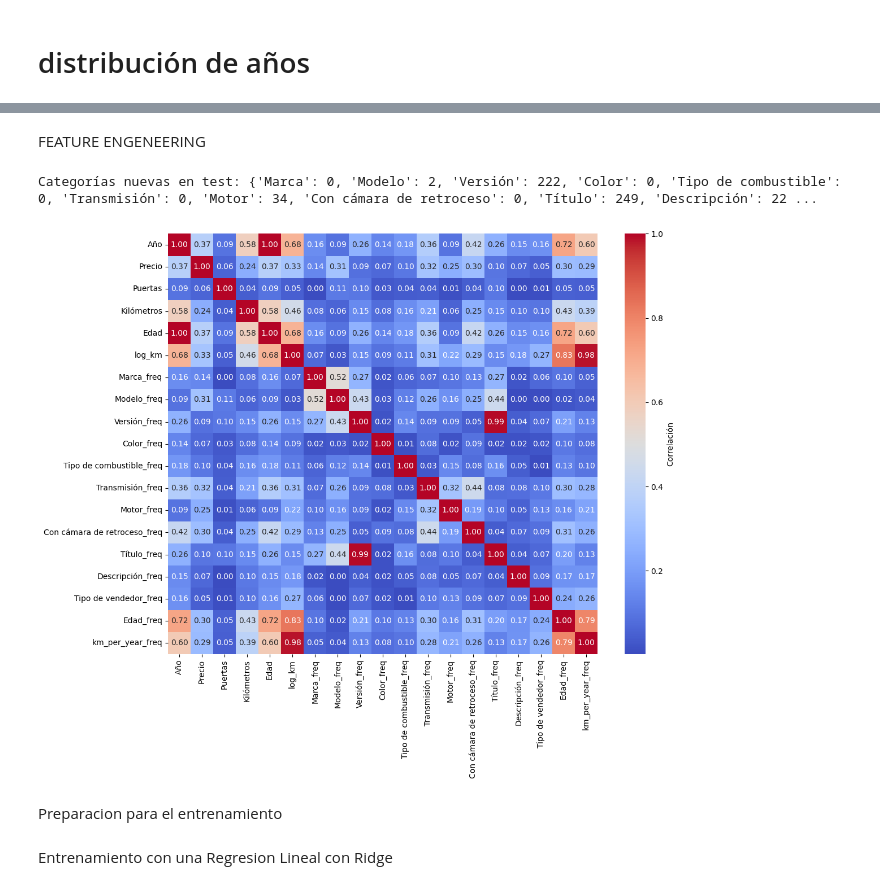
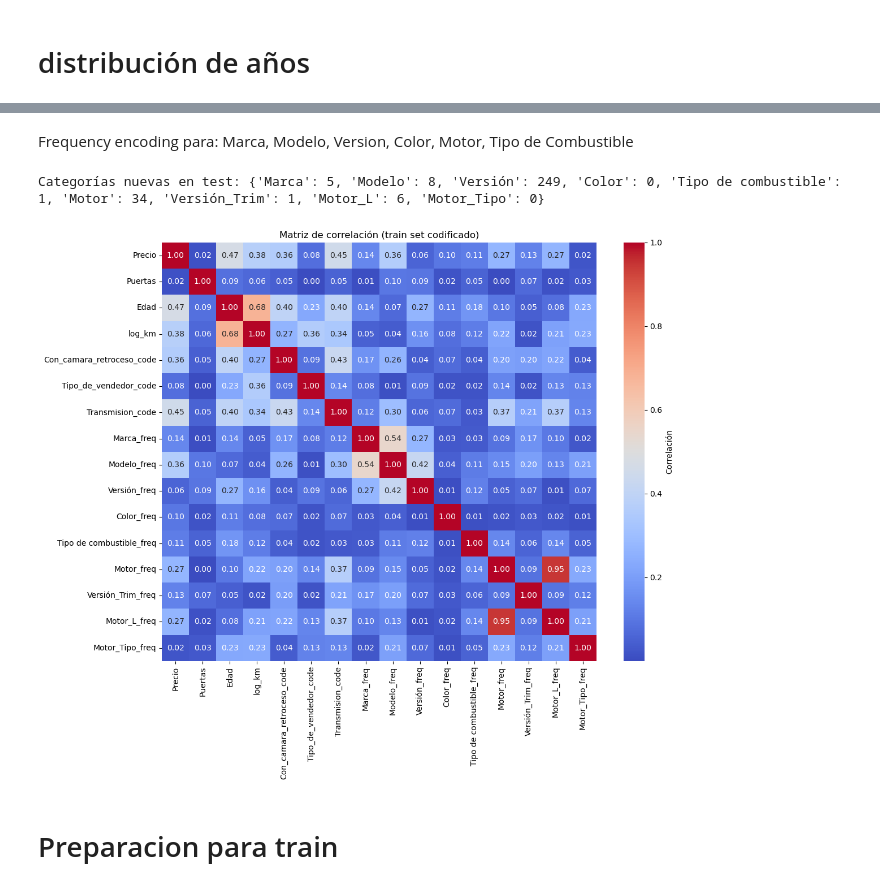
Before and after one commit to ignacio279/Machine-Learning-Vechetti-Vargas, a Jupyter notebook: Notebook.ipynb, the cells around one changed output, grey strips where cells are left out. Saved outputs shown, nothing was run; the diff lists cells and outputs as text; code cells hidden in the pictures.

```diff
--- a/Notebook.ipynb
+++ b/Notebook.ipynb
@@ -231,0 +135,5 @@ Name: count, Length: 2140, dtype: int64
+# %%
+pp.graficar_histograma(train_df, 'Precio', log=True)
+train_df, mu, sigma = pp.eliminarOutliers(train_df, "Precio", training=True, log=True)
+val_df, _, _ = pp.eliminarOutliers(val_df, "Precio", training=False, log=True, predet_mu=mu, predet_sigma=sigma)
+test_df, _, _ = pp.eliminarOutliers(test_df, "Precio", training=False, log=True, predet_mu=mu, predet_sigma=sigma)
@@ -384,0 +396,6 @@ Freq Encoder
+# %%
+for df_ in (train_df, val_df, test_df):
+    df_['Edad'] = 2025 - df_['Año']
+    df_['log_km'] = np.log1p(df_['Kilómetros'])
+    df_.drop(columns=['Año', 'Kilómetros'], inplace=True)
+    df_.drop(columns=['Título', 'Descripción'], inplace=True)
@@ -385,3 +409,19 @@ Freq Encoder
+# %%
+le = LabelEncoder()
+train_df['Con_camara_retroceso_code'] = le.fit_transform(train_df['Con cámara de retroceso'])
+val_df  ['Con_camara_retroceso_code'] = le.transform(val_df['Con cámara de retroceso'])
+test_df ['Con_camara_retroceso_code'] = le.transform(test_df['Con cámara de retroceso'])
+train_df['Transmision_code'] = le.fit_transform(train_df['Transmisión'])
+val_df  ['Transmision_code'] = le.transform(val_df['Transmisión'])
+test_df ['Transmision_code'] = le.transform(test_df['Transmisión'])
+train_df['Tipo_de_vendedor_code'] = le.fit_transform(train_df['Tipo de vendedor'])
+val_df  ['Tipo_de_vendedor_code'] = le.transform(val_df['Tipo de vendedor'])
+test_df ['Tipo_de_vendedor_code'] = le.transform(test_df['Tipo de vendedor'])
+
+for df_ in (train_df, val_df, test_df):
+    df_.drop(columns=['Con cámara de retroceso'], inplace=True)
+    df_.drop(columns=['Transmisión'], inplace=True)
+    df_.drop(columns=['Tipo de vendedor'], inplace=True)
 # %%
 class IncrementalFreqEncoder(BaseEstimator, TransformerMixin):
     def __init__(self, cols, alpha=1.0, bucket_other=True):
@@ -429,5 +469,3 @@ class IncrementalFreqEncoder(BaseEstimator, TransformerMixin):
             self.K_[col] = len(self.counts_[col])
         self.N_ += len(X)
         return self
-# %% [markdown]
-FEATURE ENGENEERING
@@ -438,47 +472,57 @@ df['km_per_year'] = df['Kilómetros'] / (df['Edad'])
+# %% [markdown]
+Frequency encoding para: Marca, Modelo, Version, Color, Motor, Tipo de Combustible
 # %%
-train_df, test_df = train_test_split(df, test_size=0.2, random_state=42)
+aux_cols = ['Modelo_code', 'Version_code'] + [c.replace(' ', '_') + '_code' for c in mappings]
+for df_ in [train_df, val_df, test_df]:
+    for col in aux_cols:
+        if col in df_.columns:
+            df_.drop(columns=col, inplace=True)
 
-exclude      = ['Año', 'Precio', 'Puertas', 'Kilómetros', 'log_km']
-categoricals = [c for c in df.columns if c not in exclude]
+exclude = ['Precio', 'Puertas', 'Edad', 'log_km','Con_camara_retroceso_code','Tipo_de_vendedor_code','Transmision_code']
+categoricals = [c for c in train_df.columns if c not in exclude]
 
 enc = IncrementalFreqEncoder(
     cols=categoricals,
     alpha=5.0,
     bucket_other=True
 )
+
 enc.fit(train_df)
 
 unknown_counts = {}
 for col in categoricals:
     known = set(enc.counts_[col].keys())
     mask = ~test_df[col].isin(known)
     unknown_counts[col] = mask.sum()
 
 print("Categorías nuevas en test:", unknown_counts)
 
 
 train_enc = enc.transform(train_df)
+val_enc   = enc.transform(val_df)
 test_enc  = enc.transform(test_df)
 
+numeric_cols = ['Precio', 'Puertas', 'Edad', 'log_km','Con_camara_retroceso_code','Tipo_de_vendedor_code','Transmision_code']
 freq_feats = [col + '_freq' for col in categoricals]
 
-numeric_cols = ['Año', 'Precio', 'Puertas', 'Kilómetros','Edad', 'log_km']
-df_corr      = train_enc[numeric_cols + freq_feats]
+df_corr = train_enc[numeric_cols + freq_feats]
+
 
 corr_matrix = df_corr.corr(method='pearson').abs()
 
 plt.figure(figsize=(12,10))
 sns.heatmap(
     corr_matrix,
     annot=True, fmt=".2f",
     cmap="coolwarm",
     cbar_kws={'label':'Correlación'}
 )
+plt.title("Matriz de correlación (train set codificado)")
 plt.tight_layout()
 plt.show()
 # %% [output]
-Categorías nuevas en test: {'Marca': 0, 'Modelo': 2, 'Versión': 222, 'Color': 0, 'Tipo de combustible': 0, 'Transmisión': 0, 'Motor': 34, 'Con cámara de retroceso': 0, 'Título': 249, 'Descripción': 22 ...
+Categorías nuevas en test: {'Marca': 5, 'Modelo': 8, 'Versión': 249, 'Color': 0, 'Tipo de combustible': 1, 'Motor': 34, 'Versión_Trim': 1, 'Motor_L': 6, 'Motor_Tipo': 0}
-[figure, old version]
+[figure, new version]
-# %% [markdown]
-Preparacion para el entrenamiento
+# %% [markdown]
+# Preparacion para train
 # %%
@@ -501,2 +541,0 @@ y_test  = np.log(test_enc ['Precio'])
-# %% [markdown]
-Entrenamiento con una Regresion Lineal con Ridge
```
Also changed, not shown: parts of 62 cells of this notebook, 4 other files.
